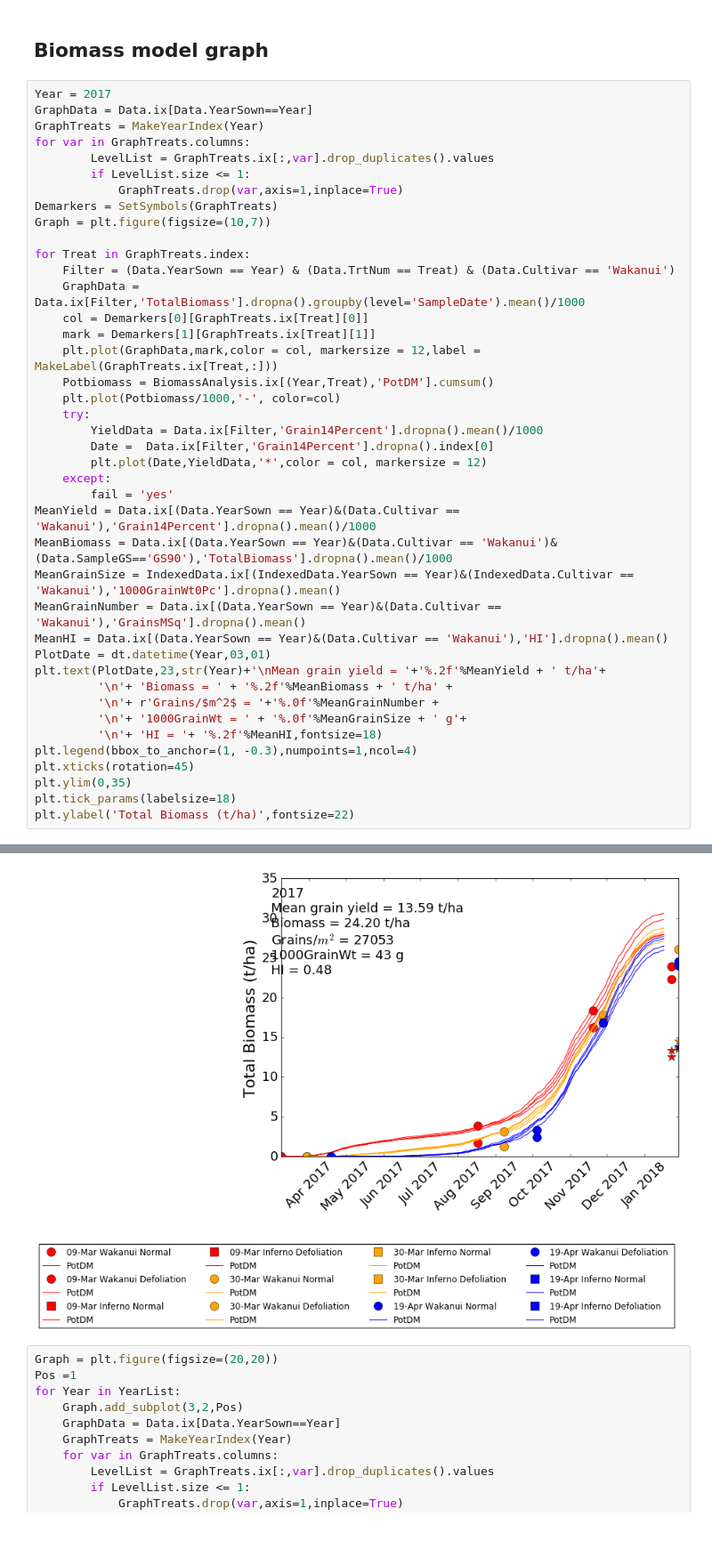
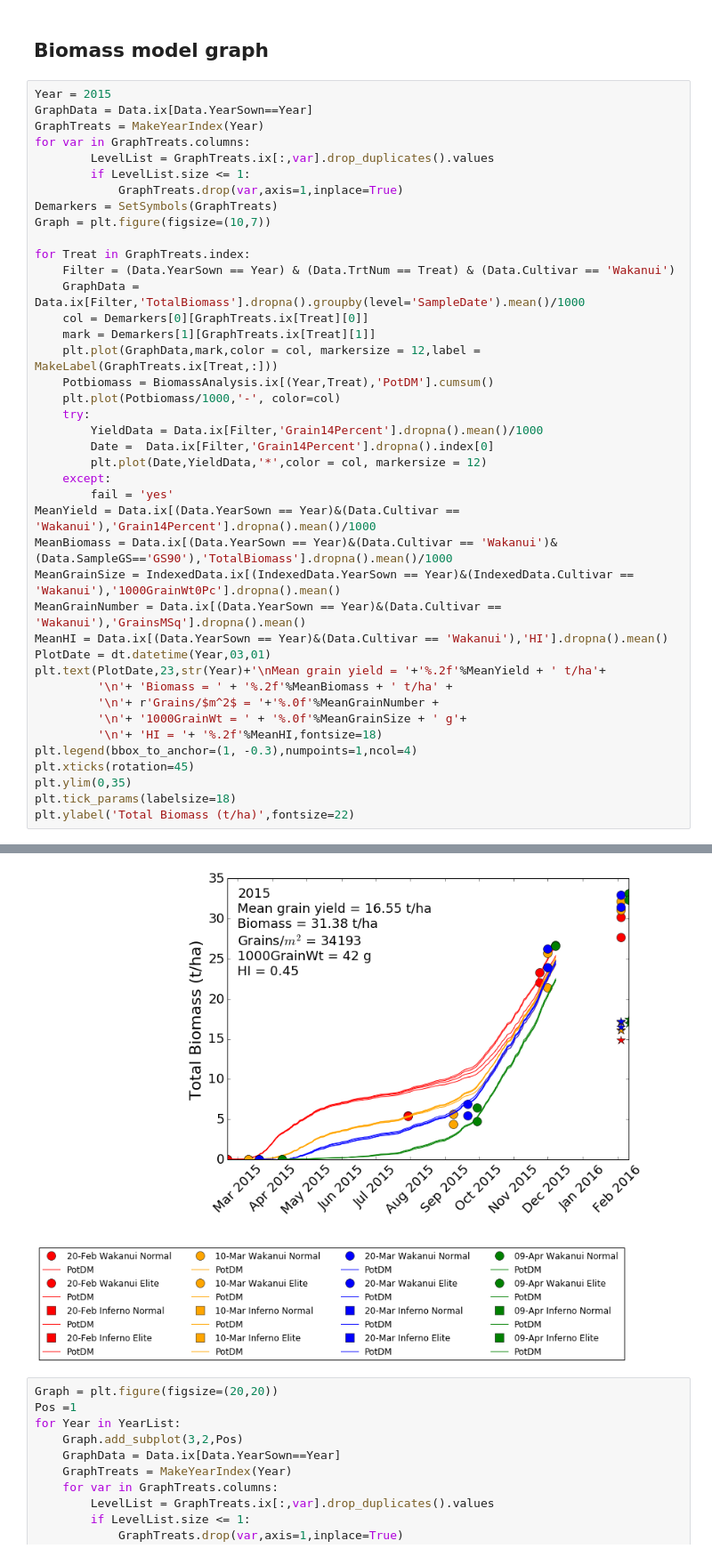
Before and after one commit to HamishBrownPFR/2020, a Jupyter notebook: CombinedAnalysis.ipynb, the cells around one changed output, grey strips where cells are left out. Shown at 89% size. Saved outputs shown, nothing was run; the diff lists cells and outputs as text.

```diff
--- a/CombinedAnalysis.ipynb
+++ b/CombinedAnalysis.ipynb
@@ -697,7 +724,7 @@ plt.ylim(0,1)
 # %% [markdown]
 ## Biomass model graph
 # %%
-Year = 2017
+Year = 2015
 GraphData = Data.ix[Data.YearSown==Year]
 GraphTreats = MakeYearIndex(Year)
 for var in GraphTreats.columns:
@@ -712,34 +739,34 @@ for Treat in GraphTreats.index:
     GraphData = Data.ix[Filter,'TotalBiomass'].dropna().groupby(level='SampleDate').mean()/1000
     col = Demarkers[0][GraphTreats.ix[Treat][0]]
     mark = Demarkers[1][GraphTreats.ix[Treat][1]]
     plt.plot(GraphData,mark,color = col, markersize = 12,label = MakeLabel(GraphTreats.ix[Treat,:]))
     Potbiomass = BiomassAnalysis.ix[(Year,Treat),'PotDM'].cumsum()
     plt.plot(Potbiomass/1000,'-', color=col)
     try:
         YieldData = Data.ix[Filter,'Grain14Percent'].dropna().mean()/1000
         Date =  Data.ix[Filter,'Grain14Percent'].dropna().index[0]
         plt.plot(Date,YieldData,'*',color = col, markersize = 12)
     except:
         fail = 'yes'
 MeanYield = Data.ix[(Data.YearSown == Year)&(Data.Cultivar == 'Wakanui'),'Grain14Percent'].dropna().mean()/1000
 MeanBiomass = Data.ix[(Data.YearSown == Year)&(Data.Cultivar == 'Wakanui')&(Data.SampleGS=='GS90'),'TotalBiomass'].dropna().mean()/1000
 MeanGrainSize = IndexedData.ix[(IndexedData.YearSown == Year)&(IndexedData.Cultivar == 'Wakanui'),'1000GrainWt0Pc'].dropna().mean()
 MeanGrainNumber = Data.ix[(Data.YearSown == Year)&(Data.Cultivar == 'Wakanui'),'GrainsMSq'].dropna().mean()
 MeanHI = Data.ix[(Data.YearSown == Year)&(Data.Cultivar == 'Wakanui'),'HI'].dropna().mean()
 PlotDate = dt.datetime(Year,03,01)
 plt.text(PlotDate,23,str(Year)+'\nMean grain yield = '+'%.2f'%MeanYield + ' t/ha'+
          '\n'+ 'Biomass = ' + '%.2f'%MeanBiomass + ' t/ha' +
          '\n'+ r'Grains/$m^2$ = '+'%.0f'%MeanGrainNumber +
          '\n'+ '1000GrainWt = ' + '%.0f'%MeanGrainSize + ' g'+
          '\n'+ 'HI = '+ '%.2f'%MeanHI,fontsize=18)
 plt.legend(bbox_to_anchor=(1, -0.3),numpoints=1,ncol=4)
 plt.xticks(rotation=45)
 plt.ylim(0,35)
 plt.tick_params(labelsize=18)
 plt.ylabel('Total Biomass (t/ha)',fontsize=22)
 # %% [output]
 <matplotlib.text.Text at 0x...>
-[figure, old version]
+[figure, new version]
 # %%
 Graph = plt.figure(figsize=(20,20))
 Pos =1
```
Also changed, not shown: parts of 4 cells of this notebook.
